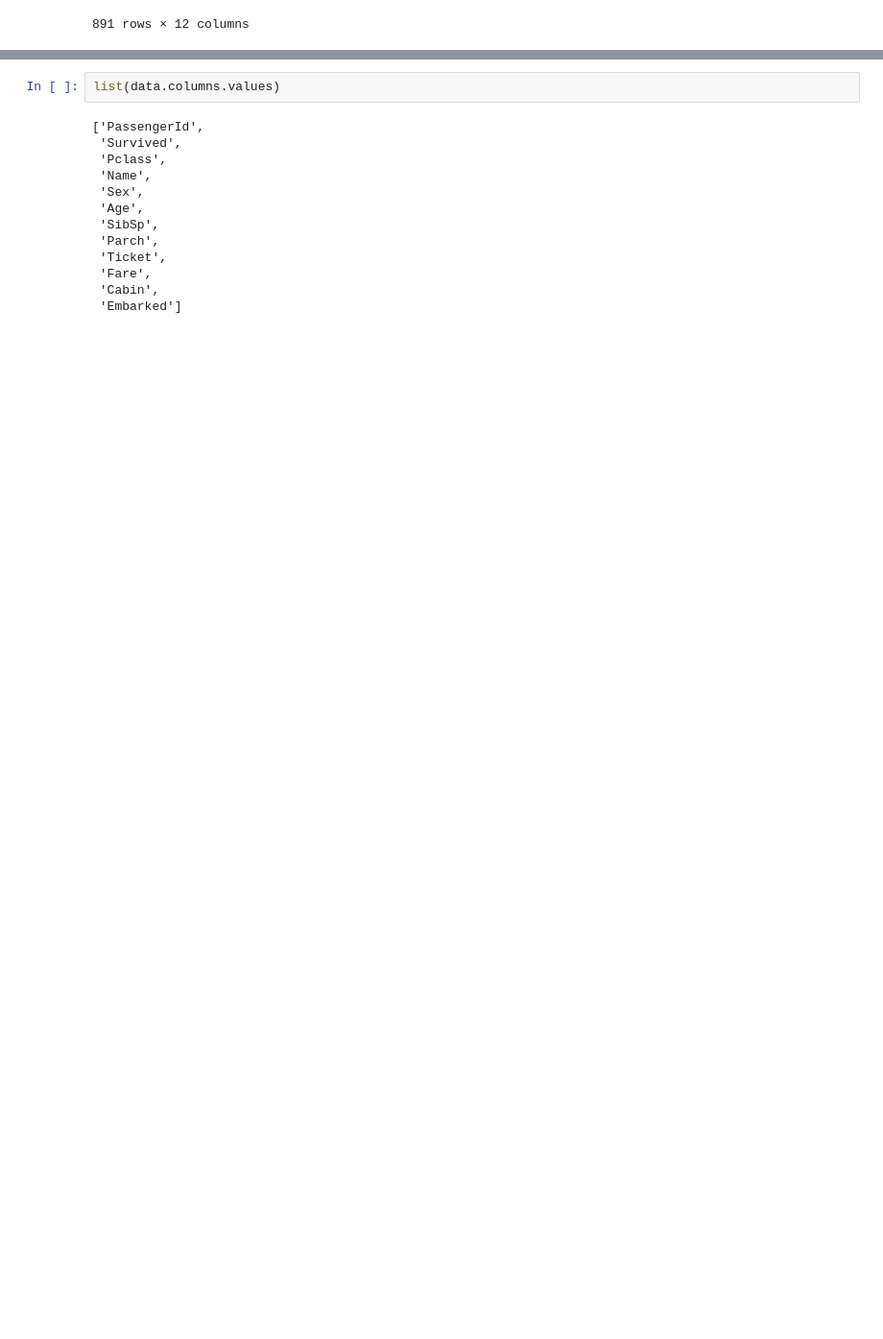
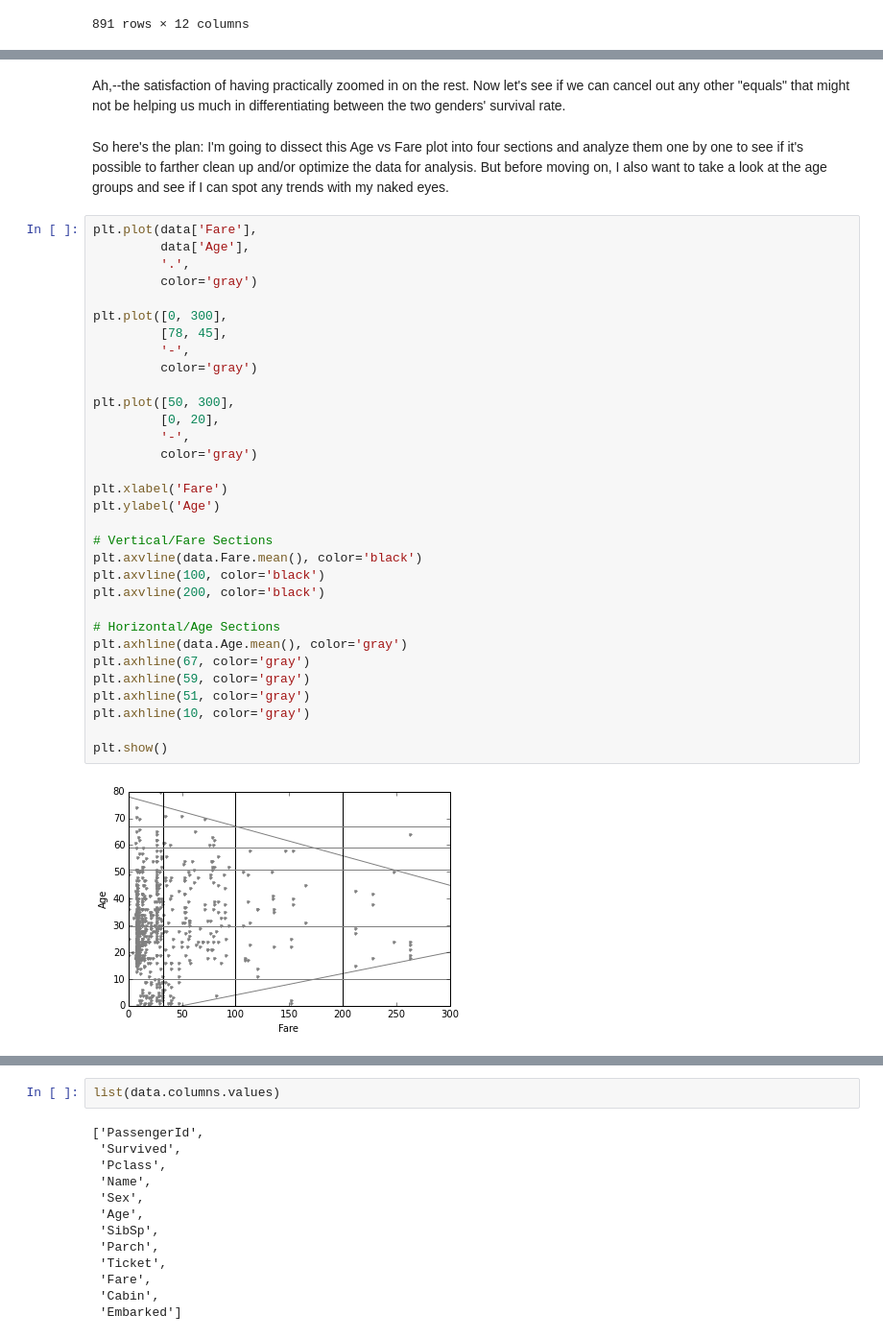
Before and after one commit to ronrihoo/Data_Analyst__Project_2, a Jupyter notebook: DAND__Project_2__Investigating a Dataset.ipynb, the cells around one changed output, grey strips where cells are left out. Shown: that part at 96% size. Drawn from its saved outputs; the diff is of its cells as text; blank space fills up the shorter version.

```diff
--- a/DAND__Project_2__Investigating a Dataset.ipynb
+++ b/DAND__Project_2__Investigating a Dataset.ipynb
@@ -41,0 +262,38 @@ data
+# %% [markdown]
+Ah,--the satisfaction of having practically zoomed in on the rest. Now let's see if we can cancel out any other "equals" that might not be helping us much in differentiating between the two genders' survival rate.
+# %% [markdown]
+So here's the plan: I'm going to dissect this Age vs Fare plot into four sections and analyze them one by one to see if it's possible to farther clean up and/or optimize the data for analysis. But before moving on, I also want to take a look at the age groups and see if I can spot any trends with my naked eyes.
+# %%
+plt.plot(data['Fare'],
+         data['Age'],
+         '.',
+         color='gray')
+
+plt.plot([0, 300],
+         [78, 45],
+         '-',
+         color='gray')
+
+plt.plot([50, 300],
+         [0, 20],
+         '-',
+         color='gray')
+
+plt.xlabel('Fare')
+plt.ylabel('Age')
+
+# Vertical/Fare Sections
+plt.axvline(data.Fare.mean(), color='black')
+plt.axvline(100, color='black')
+plt.axvline(200, color='black')
+
+# Horizontal/Age Sections
+plt.axhline(data.Age.mean(), color='gray')
+plt.axhline(67, color='gray')
+plt.axhline(59, color='gray')
+plt.axhline(51, color='gray')
+plt.axhline(10, color='gray')
+
+plt.show()
+# %% [output]
+[figure, added]
```
Also changed, not shown: parts of 205 cells of this notebook, 1 other file.
